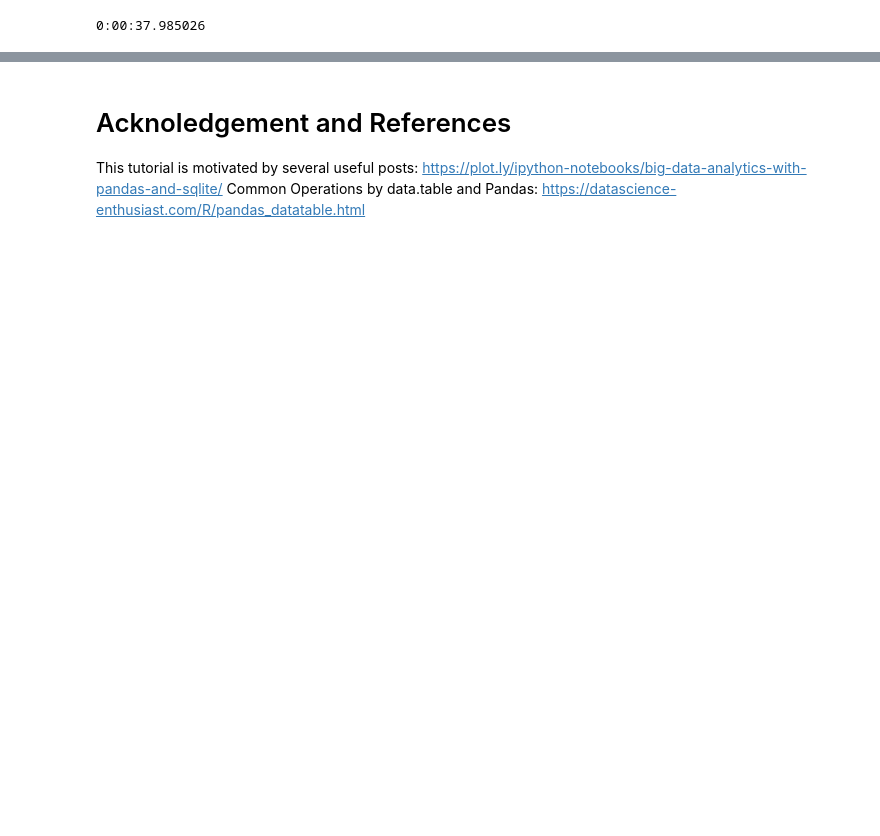
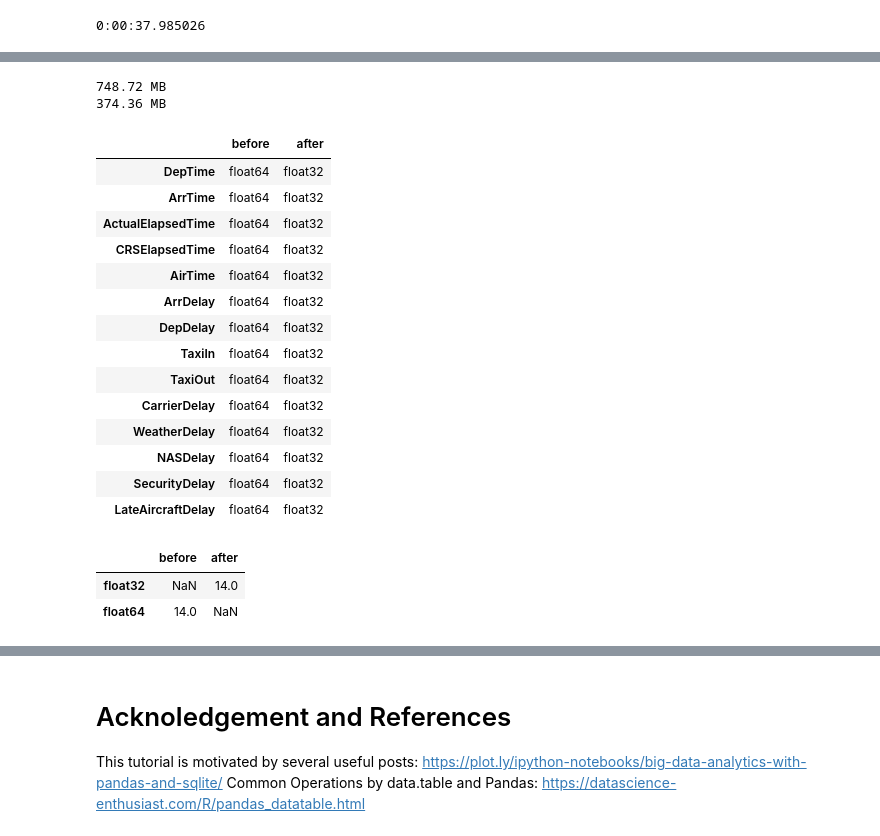
Before and after one commit to yujiadeng/STAT578_lab, a Jupyter notebook: large_data_processing/large_data_processing.ipynb, the cells around one changed output, grey strips where cells are left out. Drawn from its saved outputs; the diff is of its cells as text; code cells hidden in the pictures; blank space fills up the shorter version.

```diff
--- a/large_data_processing/large_data_processing.ipynb
+++ b/large_data_processing/large_data_processing.ipynb
@@ -160,0 +245,32 @@ DT_panda.shape
+# %%
+DT_float = DT_panda.select_dtypes(include=['float64'])
+converted_float = DT_float.apply(pd.to_numeric, downcast='float')
+
+print(mem_usage(DT_float))
+print(mem_usage(converted_float))
+
+compare_float = pd.concat([DT_float.dtypes, converted_float.dtypes], axis=1)
+compare_float.columns = ['before','after']
+display(compare_float)
+compare_float.apply(pd.Series.value_counts)
+# %% [output]
+748.72 MB
+374.36 MB
+|  | before | after |
+| DepTime | float64 | float32 |
+| ArrTime | float64 | float32 |
+| ActualElapsedTime | float64 | float32 |
+| CRSElapsedTime | float64 | float32 |
+| AirTime | float64 | float32 |
+| ArrDelay | float64 | float32 |
+| DepDelay | float64 | float32 |
+| TaxiIn | float64 | float32 |
+| TaxiOut | float64 | float32 |
+| CarrierDelay | float64 | float32 |
+| WeatherDelay | float64 | float32 |
+| NASDelay | float64 | float32 |
+| SecurityDelay | float64 | float32 |
+| LateAircraftDelay | float64 | float32 |
+|  | before | after |
+| float32 | NaN | 14.0 |
+| float64 | 14.0 | NaN |
```
Also changed, not shown: parts of 33 cells of this notebook.
